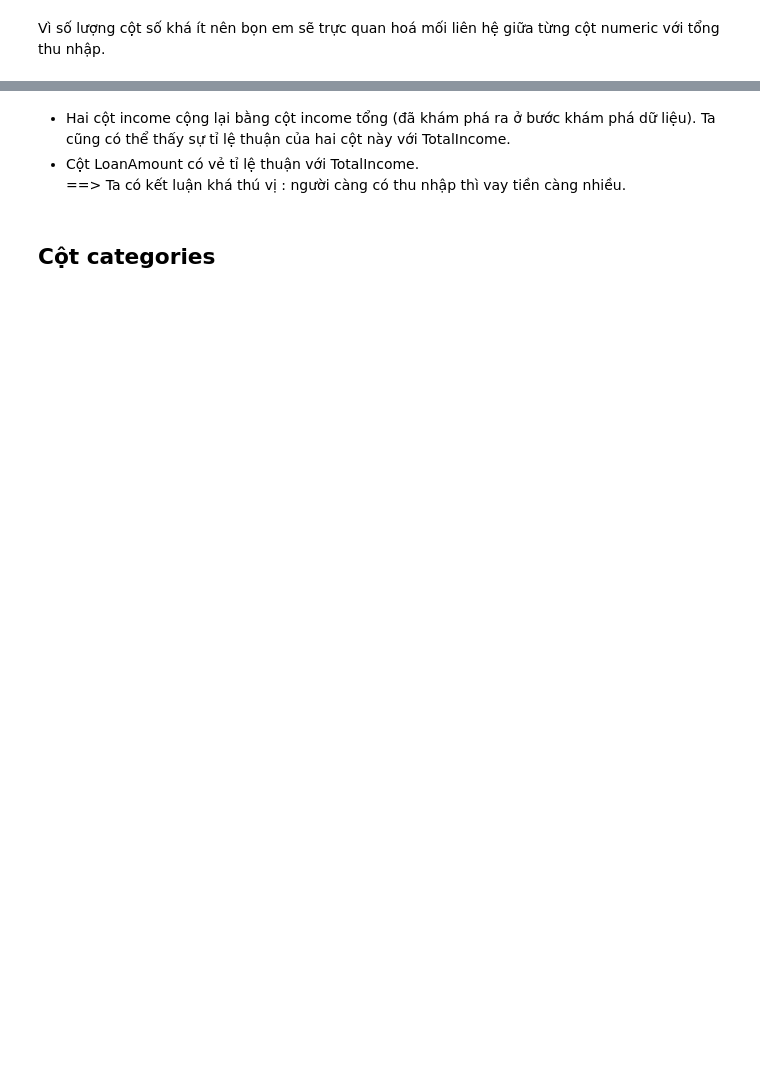
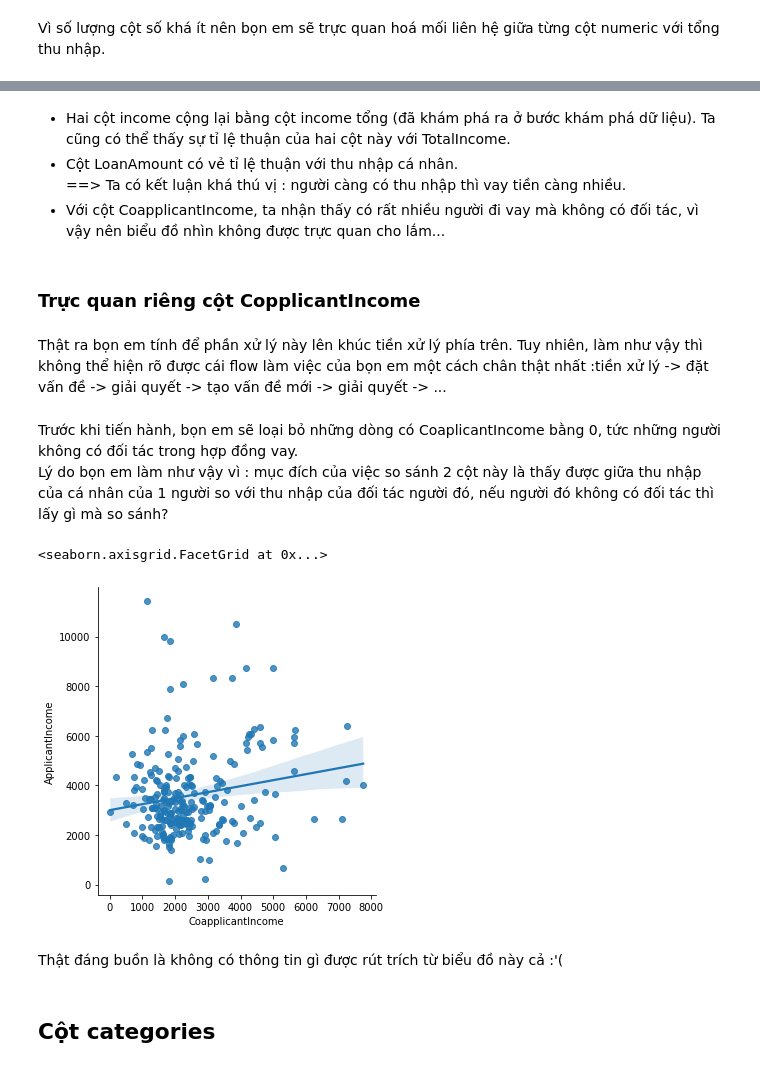
Before and after one commit to tonyvu1289/P4DS-FinalProject-vip, a Jupyter notebook: duy_question.ipynb, the cells around one changed output, grey strips where cells are left out. Drawn from its saved outputs; the diff is of its cells as text; code cells hidden in the pictures; blank space fills up the shorter version.

```diff
--- a/duy_question.ipynb
+++ b/duy_question.ipynb
@@ -436,7 +450,25 @@ for col in nume_cols:
 # %% [markdown]
 - Hai cột income cộng lại bằng cột income tổng (đã khám phá ra ở bước khám phá dữ liệu). Ta cũng có thể thấy sự tỉ lệ thuận của hai cột này với TotalIncome.
-- Cột LoanAmount có vẻ tỉ lệ thuận với TotalIncome.
+- Cột LoanAmount có vẻ tỉ lệ thuận với thu nhập cá nhân.
 ==> Ta có kết luận khá thú vị : người càng có thu nhập thì vay tiền càng nhiều.
+- Với cột CoapplicantIncome, ta nhận thấy có rất nhiều người đi vay mà không có đối tác, vì vậy nên biểu đồ nhìn không được trực quan cho lắm...
+# %% [markdown]
+### Trực quan riêng cột CopplicantIncome
+# %% [markdown]
+Thật ra bọn em tính để phần xử lý này lên khúc tiền xử lý phía trên. Tuy nhiên, làm như vậy thì không thể hiện rõ được cái flow làm việc của bọn em một cách chân thật nhất :tiền xử lý -> đặt vấn đề -> giải quyết -> tạo vấn đề mới -> giải quyết -> ...
+# %% [markdown]
+Trước khi tiến hành, bọn em sẽ loại bỏ những dòng có CoaplicantIncome bằng 0, tức những người không có đối tác trong hợp đồng vay.
+Lý do bọn em làm như vậy vì : mục đích của việc so sánh 2 cột này là thấy được giữa thu nhập của cá nhân của 1 người so với thu nhập của đối tác người đó, nếu người đó không có đối tác thì lấy gì mà so sánh?
+# %%
+have_coapplicant_df = loan_df[loan_df['CoapplicantIncome'] != 0]
+have_coapplicant_df
+col = 'CoapplicantIncome'
+sns.lmplot(x=col,y='ApplicantIncome',data = have_coapplicant_df[[col,'ApplicantIncome']],fit_reg=True)
+# %% [output]
+<seaborn.axisgrid.FacetGrid at 0x...>
+[figure, added]
+# %% [markdown]
+Thật đáng buồn là không có thông tin gì được rút trích từ biểu đồ này cả :'(
 # %% [markdown]
 ## Cột categories
 # %%
```
Also changed, not shown: parts of 19 cells of this notebook.
